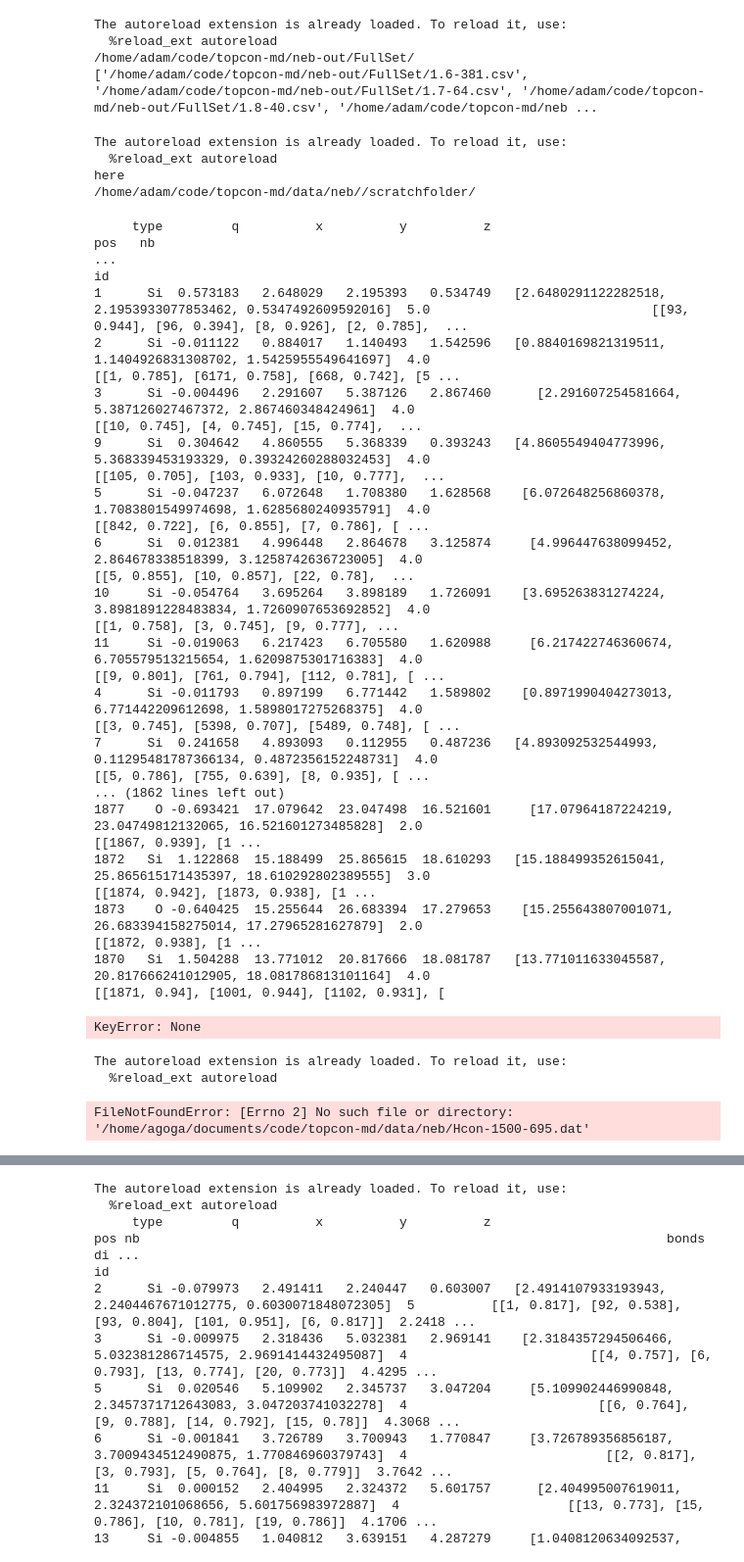
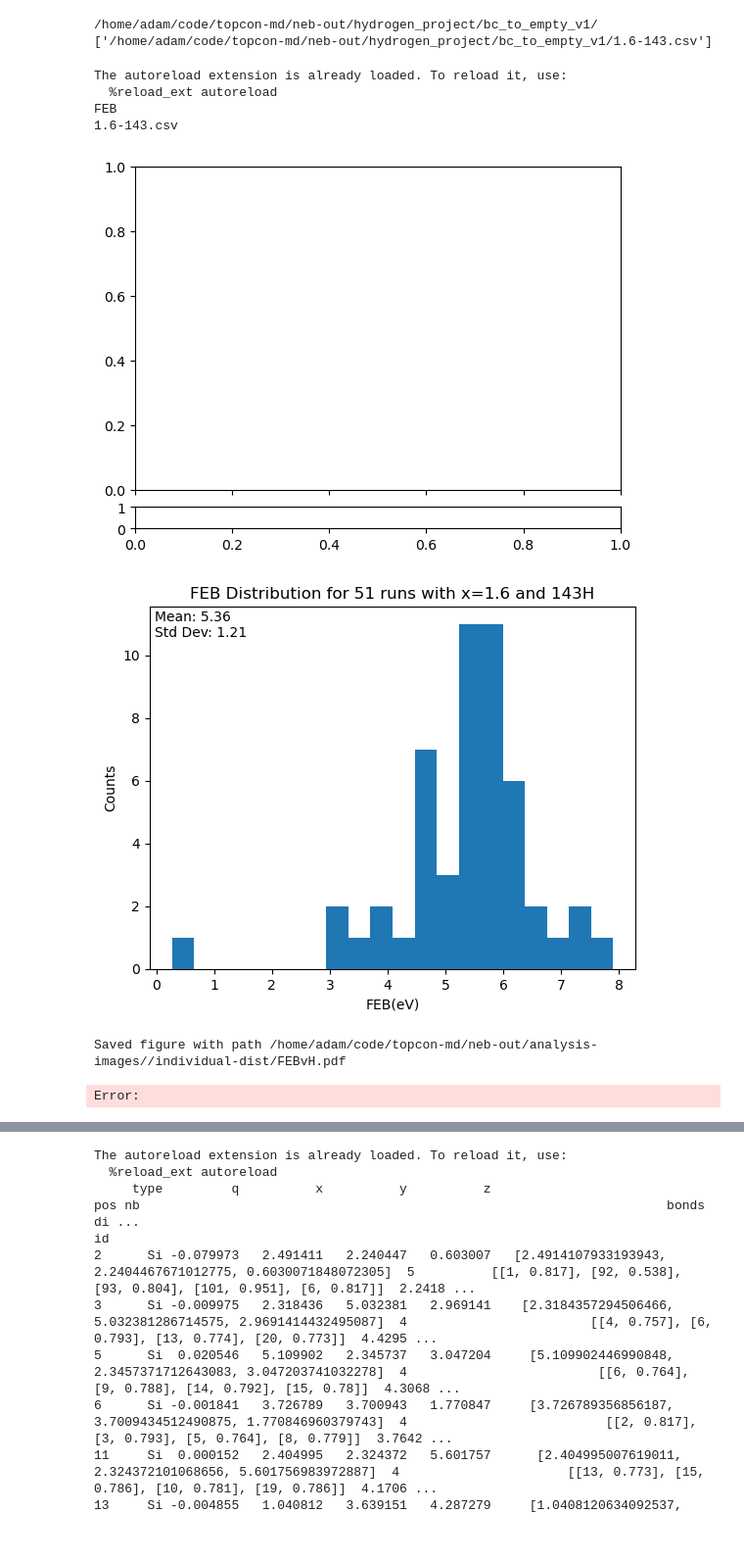
Before and after one commit to zimanyi-group/TOPCON-MD, a Jupyter notebook: lmpWrapper.ipynb, the cells around one changed output, grey strips where cells are left out. Shown: that part at 98% size. Drawn from its saved outputs; the diff is of its cells as text; code cells hidden in the pictures.

```diff
--- a/lmpWrapper.ipynb
+++ b/lmpWrapper.ipynb
@@ -14,13 +14,13 @@ from operator import itemgetter
 
 
 pairspath="/home/adam/code/topcon-md/data/neb/PinholeFileAll/"
-nebfolder="/home/adam/code/topcon-md/neb-out/"
+nebfolder="/home/adam/code/topcon-md/neb-out/hydrogen_project/"
 
 
 
 group=["local-machine-tests/Full_1500-695/"]
 group=["local-machine-tests/Full_1.6-135/"] #"farm/6169019/","farm/6169020/","farm/6169021/","farm/6169022/"]#
-group=["FullSet/"]
+group=["bc_to_empty_v1/"]
 #group=["farm/perpPairs/","farm/parallelPairs/"]
 
 multiplot=[]
@@ -59,52 +59,39 @@ for g in group:
         setdf=nt.csvs_to_df(csvlist)
 #combH=nt.df_combine_H(setdf)
 # %% [output]
-The autoreload extension is already loaded. To reload it, use:
-  %reload_ext autoreload
-/home/adam/code/topcon-md/neb-out/FullSet/
-['/home/adam/code/topcon-md/neb-out/FullSet/1.6-381.csv', '/home/adam/code/topcon-md/neb-out/FullSet/1.7-64.csv', '/home/adam/code/topcon-md/neb-out/FullSet/1.8-40.csv', '/home/adam/code/topcon-md/neb ...
+/home/adam/code/topcon-md/neb-out/hydrogen_project/bc_to_empty_v1/
+['/home/adam/code/topcon-md/neb-out/hydrogen_project/bc_to_empty_v1/1.6-143.csv']
 # %%
 #analysis ploting
 
 %load_ext autoreload
 %autoreload 2
+# print(setdf[setdf['csvname']=='1.7-44.csv'])
 wdf=setdf[setdf['FEB']<10]
-wdf=wdf[wdf['csvname']=='1.7-117.csv']
+# wdf=wdf[wdf['FEB']>.3]
+# wdf=wdf[wdf['csvname']=='1.7-117.csv']
 
 # print(wdf[wdf['csvname']=="1.6-381.csv"].to_string())
 
 # wdf=wdf[wdf.apply(nt.limit_zpos_iface,axis=1,args=(False,'iPos',))]
 
-# nt.plot_multi_distribution(wdf,["FEB"])
+nt.plot_multi_distribution(wdf,["FEB"],plot=True,areal_hydrogen=False)
 
-nt.plot_pair_angle(wdf)
-#nt.plot_vz_df(wdf,colranges=[0,1.8,10])
+# nt.dist_from_df(wdf,plot=True)
 
-pair_path="/home/adam/code/topcon-md/data/neb/PrePinholeFile/"
-# nt.calc_local_bond_angles(wdf,pair_path)
+# nt.dist_from_df(wdf)
+# nt.plot_feb_vreplica(wdf)
+
+pair_path="/home/adam/code/topcon-md/data/neb/H_vacancy"
+# nt.calc_local_structure(wdf,pair_path)
 # %% [output]
 The autoreload extension is already loaded. To reload it, use:
   %reload_ext autoreload
-here
-/home/adam/code/topcon-md/data/neb//scratchfolder/
+FEB
+1.6-143.csv
+[figure, added]
+[figure, added]
-     type         q          x          y          z                                                            pos   nb                                                                                 ...
-id
-1      Si  0.573183   2.648029   2.195393   0.534749   [2.6480291122282518, 2.1953933077853462, 0.5347492609592016]  5.0                             [[93, 0.944], [96, 0.394], [8, 0.926], [2, 0.785],  ...
-2      Si -0.011122   0.884017   1.140493   1.542596   [0.8840169821319511, 1.1404926831308702, 1.5425955549641697]  4.0                                    [[1, 0.785], [6171, 0.758], [668, 0.742], [5 ...
-3      Si -0.004496   2.291607   5.387126   2.867460      [2.291607254581664, 5.387126027467372, 2.867460348424961]  4.0                                         [[10, 0.745], [4, 0.745], [15, 0.774],  ...
-9      Si  0.304642   4.860555   5.368339   0.393243   [4.8605549404773996, 5.368339453193329, 0.39324260288032453]  4.0                                      [[105, 0.705], [103, 0.933], [10, 0.777],  ...
-5      Si -0.047237   6.072648   1.708380   1.628568    [6.072648256860378, 1.7083801549974698, 1.6285680240935791]  4.0                                        [[842, 0.722], [6, 0.855], [7, 0.786], [ ...
-6      Si  0.012381   4.996448   2.864678   3.125874     [4.996447638099452, 2.864678338518399, 3.1258742636723005]  4.0                                          [[5, 0.855], [10, 0.857], [22, 0.78],  ...
-10     Si -0.054764   3.695264   3.898189   1.726091    [3.695263831274224, 3.8981891228483834, 1.7260907653692852]  4.0                                            [[1, 0.758], [3, 0.745], [9, 0.777], ...
-11     Si -0.019063   6.217423   6.705580   1.620988     [6.217422746360674, 6.705579513215654, 1.6209875301716383]  4.0                                      [[9, 0.801], [761, 0.794], [112, 0.781], [ ...
-4      Si -0.011793   0.897199   6.771442   1.589802    [0.8971990404273013, 6.771442209612698, 1.5898017275268375]  4.0                                    [[3, 0.745], [5398, 0.707], [5489, 0.748], [ ...
-7      Si  0.241658   4.893093   0.112955   0.487236   [4.893092532544993, 0.11295481787366134, 0.4872356152248731]  4.0                                        [[5, 0.786], [755, 0.639], [8, 0.935], [ ...
-... (1862 lines left out)
-1877    O -0.693421  17.079642  23.047498  16.521601     [17.07964187224219, 23.04749812132065, 16.521601273485828]  2.0                                                              [[1867, 0.939], [1 ...
-1872   Si  1.122868  15.188499  25.865615  18.610293   [15.188499352615041, 25.865615171435397, 18.610292802389555]  3.0                                               [[1874, 0.942], [1873, 0.938], [1 ...
-1873    O -0.640425  15.255644  26.683394  17.279653    [15.255643807001071, 26.683394158275014, 17.27965281627879]  2.0                                                              [[1872, 0.938], [1 ...
-1870   Si  1.504288  13.771012  20.817666  18.081787   [13.771011633045587, 20.817666241012905, 18.081786813101164]  4.0                                 [[1871, 0.94], [1001, 0.944], [1102, 0.931], [
+Saved figure with path /home/adam/code/topcon-md/neb-out/analysis-images//individual-dist/FEBvH.pdf
-KeyError: None
 # %%
 %load_ext autoreload
 %autoreload 2
@@ -118,11 +105,9 @@ import py.NEBTools as nt
 from operator import itemgetter
 
 
-path="/home/agoga/documents/code/topcon-md/data/neb/"
-dfile="Hcon-1500-695.dat"
+path="/home/adam/code/topcon-md/data/neb/"
+dfile="H_vacancy/1.6-116.dat"
 
 nt.temp(path,dfile)
 # %% [output]
-The autoreload extension is already loaded. To reload it, use:
-  %reload_ext autoreload
+Error:
-FileNotFoundError: [Errno 2] No such file or directory: '/home/agoga/documents/code/topcon-md/data/neb/Hcon-1500-695.dat'
```
Also changed, not shown: parts of 4 cells of this notebook, 7 other files.
